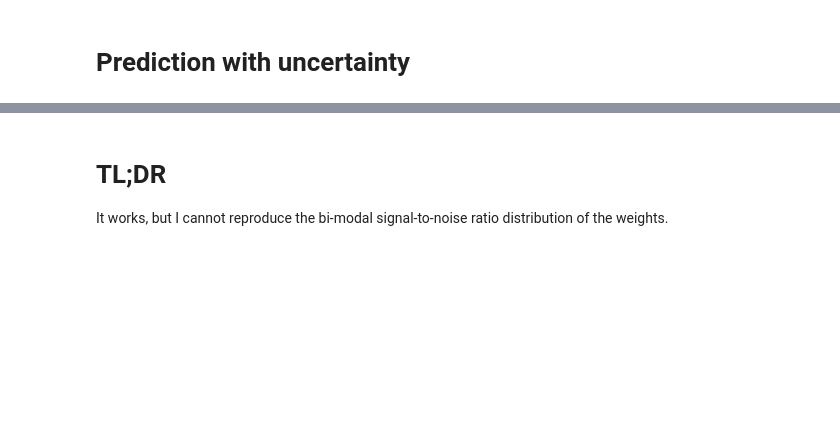
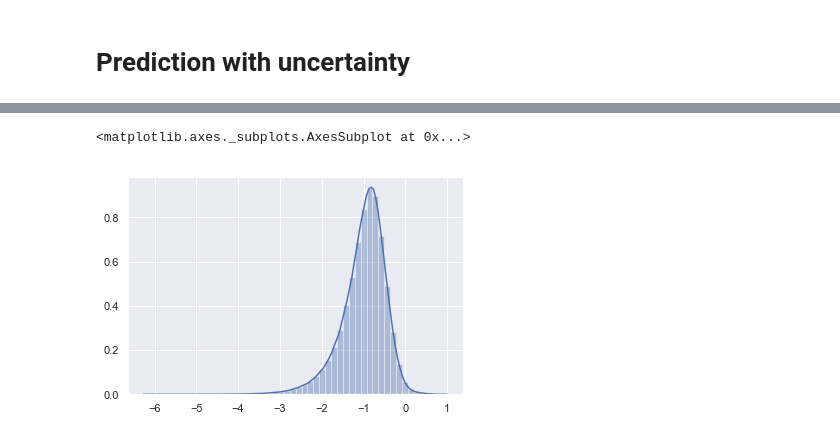
Before and after one commit to e-dorigatti/gaussian_processes, a Jupyter notebook: bayes_by_backprop.ipynb, the cells around one changed output, grey strips where cells are left out. Saved outputs shown, nothing was run; the diff lists cells and outputs as text; code cells hidden in the pictures; blank space fills up the shorter version.

```diff
--- a/bayes_by_backprop.ipynb
+++ b/bayes_by_backprop.ipynb
@@ -965,7 +971,11 @@ KeyError: 'pi'
 # %%
-# compute and plot signal to noise ratio
-snr = np.ravel(np.abs(trace.weights_2.mean(axis=0)) / trace.weights_3.std(axis=0))
+snr = [
+    s
+    for weights in [trace.weights_1, trace.weights_2, trace.weights_3]
+    for s in np.ravel(np.abs(weights.mean(axis=0)) / weights.std(axis=0))
+]
+
 sns.distplot(np.log10(snr))
+# %% [output]
+<matplotlib.axes._subplots.AxesSubplot at 0x...>
+[figure, added]
-# %% [markdown]
-# TL;DR
-It works, but I cannot reproduce the bi-modal signal-to-noise ratio distribution of the weights.
```
Also changed, not shown: parts of 11 cells of this notebook.
